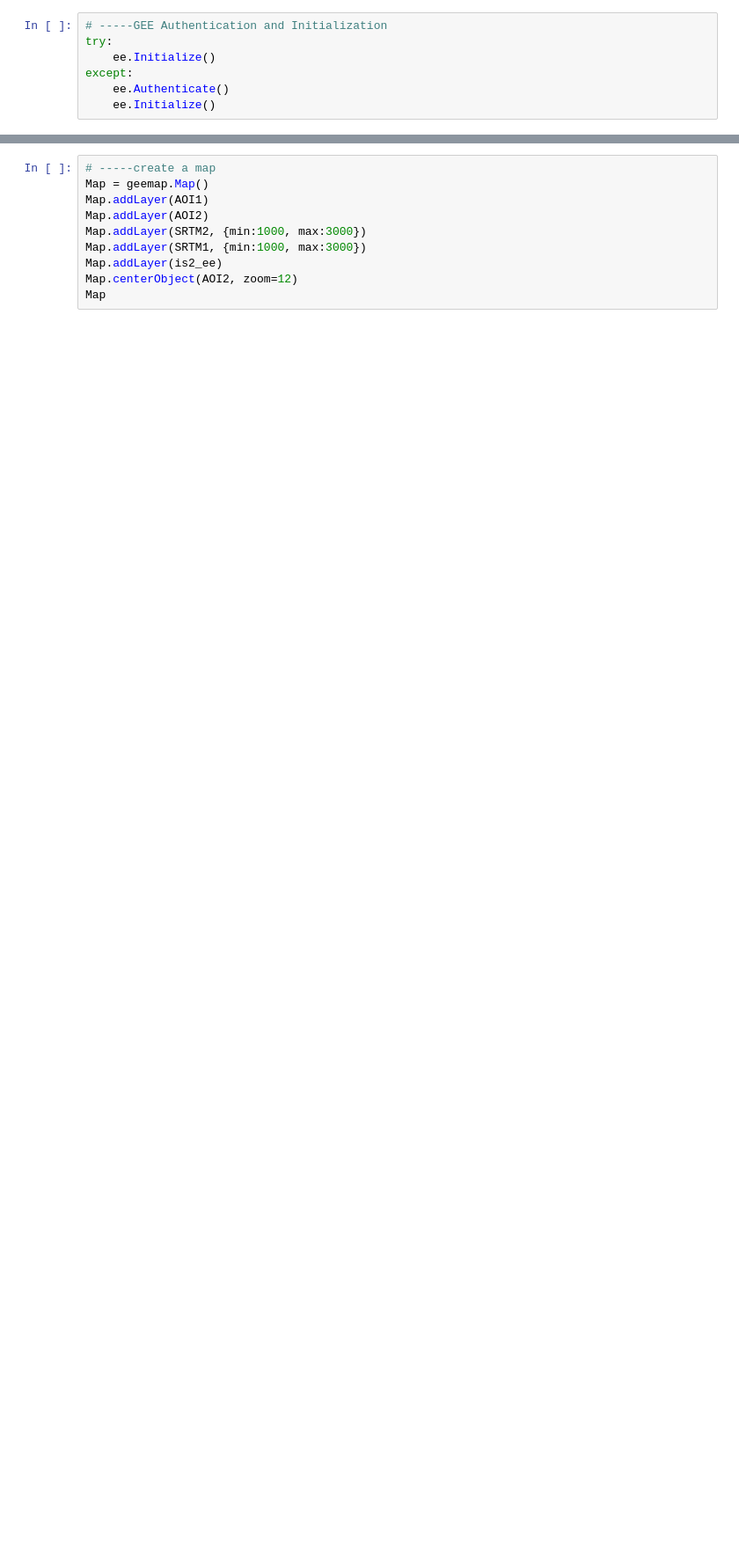
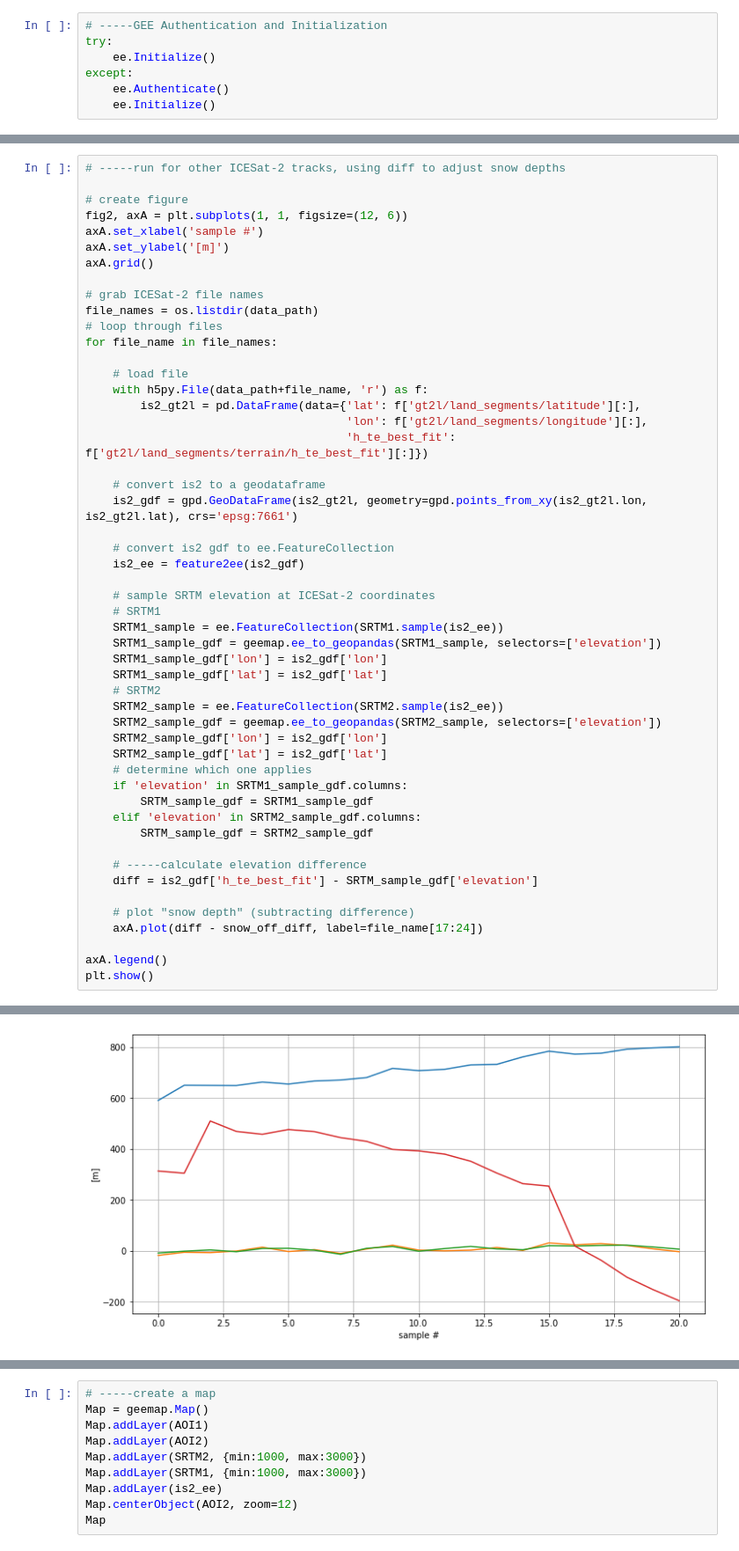
Before and after one commit to ICESAT-2HackWeek/2022-snow-dem-large, a Jupyter notebook: notebooks/SRTM_GEE.ipynb, the cells around one changed output, grey strips where cells are left out. Shown at 88% size. Cells and saved outputs as stored; diff of their text form; blank space fills up the shorter version.

Commit message:
trying to loop through tracks...

```diff
--- a/notebooks/SRTM_GEE.ipynb
+++ b/notebooks/SRTM_GEE.ipynb
@@ -175,0 +155,52 @@ print('figure saved to file')
+# %%
+# -----run for other ICESat-2 tracks, using diff to adjust snow depths
+
+# create figure
+fig2, axA = plt.subplots(1, 1, figsize=(12, 6))
+axA.set_xlabel('sample #')
+axA.set_ylabel('[m]')
+axA.grid()
+
+# grab ICESat-2 file names
+file_names = os.listdir(data_path)
+# loop through files
+for file_name in file_names:
+
+    # load file
+    with h5py.File(data_path+file_name, 'r') as f:
+        is2_gt2l = pd.DataFrame(data={'lat': f['gt2l/land_segments/latitude'][:],
+                                      'lon': f['gt2l/land_segments/longitude'][:],
+                                      'h_te_best_fit': f['gt2l/land_segments/terrain/h_te_best_fit'][:]})
+
+    # convert is2 to a geodataframe
+    is2_gdf = gpd.GeoDataFrame(is2_gt2l, geometry=gpd.points_from_xy(is2_gt2l.lon, is2_gt2l.lat), crs='epsg:7661')
+
+    # convert is2 gdf to ee.FeatureCollection
+    is2_ee = feature2ee(is2_gdf)
+
+    # sample SRTM elevation at ICESat-2 coordinates
+    # SRTM1
+    SRTM1_sample = ee.FeatureCollection(SRTM1.sample(is2_ee))
+    SRTM1_sample_gdf = geemap.ee_to_geopandas(SRTM1_sample, selectors=['elevation'])
+    SRTM1_sample_gdf['lon'] = is2_gdf['lon']
+    SRTM1_sample_gdf['lat'] = is2_gdf['lat']
+    # SRTM2
+    SRTM2_sample = ee.FeatureCollection(SRTM2.sample(is2_ee))
+    SRTM2_sample_gdf = geemap.ee_to_geopandas(SRTM2_sample, selectors=['elevation'])
+    SRTM2_sample_gdf['lon'] = is2_gdf['lon']
+    SRTM2_sample_gdf['lat'] = is2_gdf['lat']
+    # determine which one applies
+    if 'elevation' in SRTM1_sample_gdf.columns:
+        SRTM_sample_gdf = SRTM1_sample_gdf
+    elif 'elevation' in SRTM2_sample_gdf.columns:
+        SRTM_sample_gdf = SRTM2_sample_gdf
+
+    # -----calculate elevation difference
+    diff = is2_gdf['h_te_best_fit'] - SRTM_sample_gdf['elevation']
+
+    # plot "snow depth" (subtracting difference)
+    axA.plot(diff - snow_off_diff, label=file_name[17:24])
+
+axA.legend()
+plt.show()
+# %% [output]
@@ -175,0 +208 @@ print('figure saved to file')
+[figure, added]
```
Also changed, not shown: parts of 11 cells of this notebook.
